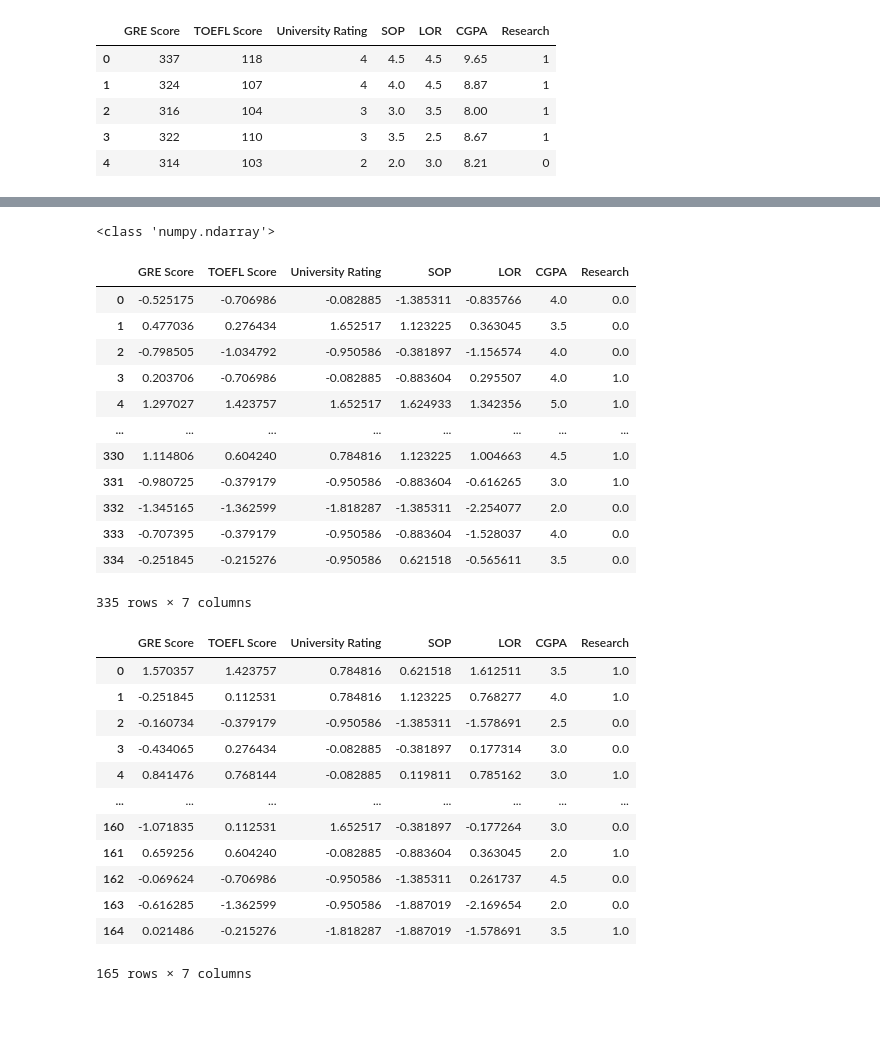
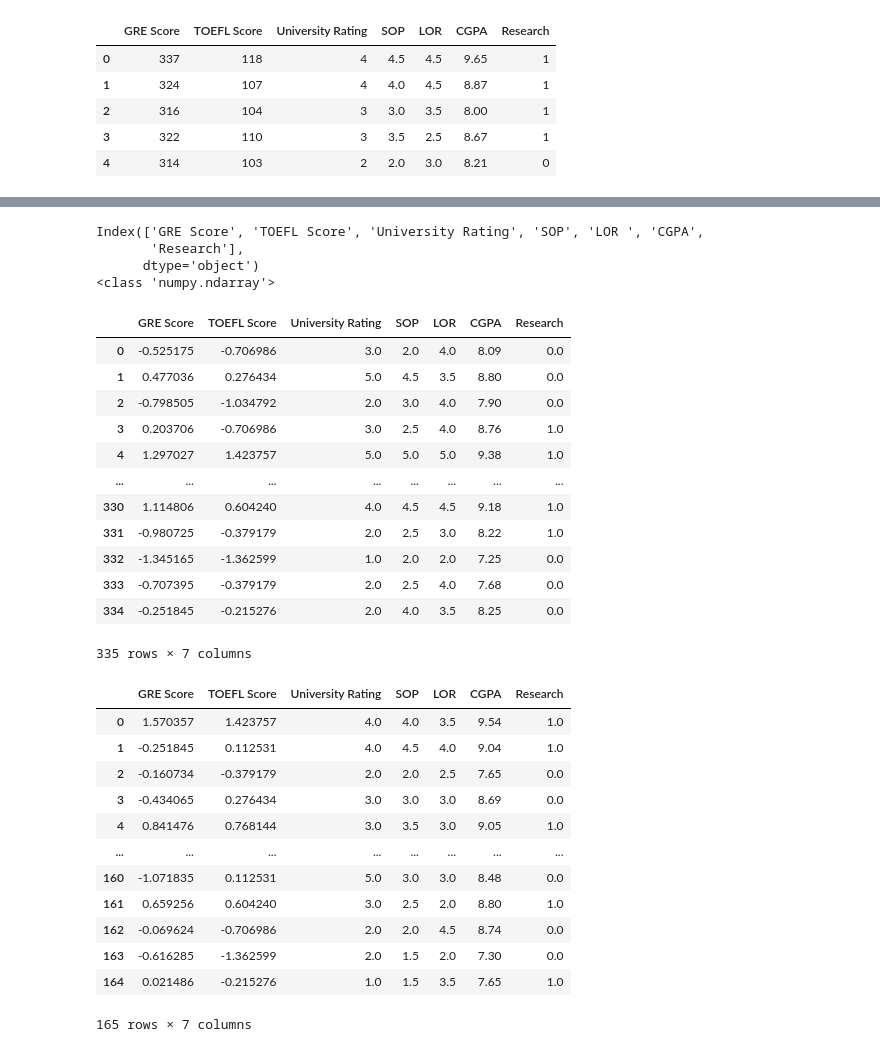
Before and after one commit to thatting/regression-challenge-project, a Jupyter notebook: regression-challenge-project.ipynb, the cells around one changed output, grey strips where cells are left out. Cells and saved outputs as stored; diff of their text form; code cells hidden in the pictures; blank space fills up the shorter version.

Commit message:
Add standardization, model design, training and evaluation

```diff
--- a/regression-challenge-project.ipynb
+++ b/regression-challenge-project.ipynb
@@ -83,13 +96,17 @@ features_train.shape
 # %%
-ct = ColumnTransformer([('scale', StandardScaler() , ['GRE Score', 'TOEFL Score', 'University Rating', 'SOP', 'CGPA'])], remainder='passthrough')
+ct = ColumnTransformer([('scale', StandardScaler() , ['GRE Score', 'TOEFL Score'])], remainder='passthrough')
 # %%
 features_train_scale = ct.fit_transform(features_train)
 # %%
 features_test_scale = ct.transform(features_test)
 # %%
+print(features_train.columns)
 print(type(features_train_scale))
 # %% [output]
+Index(['GRE Score', 'TOEFL Score', 'University Rating', 'SOP', 'LOR ', 'CGPA',
+       'Research'],
+      dtype='object')
 <class 'numpy.ndarray'>
 # %%
-features_train_scale = pd.DataFrame(features_train_scale, columns = features_train.columns)
+features_train = pd.DataFrame(features_train_scale, columns = features_train.columns)
 # %%
@@ -97,32 +114,32 @@ features_test_scale = pd.DataFrame(features_test_scale, columns = features_test.
 # %%
-features_train_scale
+features_train
 # %% [output]
 |  | GRE Score | TOEFL Score | University Rating | SOP | LOR | CGPA | Research |
-| 0 | -0.525175 | -0.706986 | -0.082885 | -1.385311 | -0.835766 | 4.0 | 0.0 |
-| 1 | 0.477036 | 0.276434 | 1.652517 | 1.123225 | 0.363045 | 3.5 | 0.0 |
-| 2 | -0.798505 | -1.034792 | -0.950586 | -0.381897 | -1.156574 | 4.0 | 0.0 |
-| 3 | 0.203706 | -0.706986 | -0.082885 | -0.883604 | 0.295507 | 4.0 | 1.0 |
-| 4 | 1.297027 | 1.423757 | 1.652517 | 1.624933 | 1.342356 | 5.0 | 1.0 |
+| 0 | -0.525175 | -0.706986 | 3.0 | 2.0 | 4.0 | 8.09 | 0.0 |
+| 1 | 0.477036 | 0.276434 | 5.0 | 4.5 | 3.5 | 8.80 | 0.0 |
+| 2 | -0.798505 | -1.034792 | 2.0 | 3.0 | 4.0 | 7.90 | 0.0 |
+| 3 | 0.203706 | -0.706986 | 3.0 | 2.5 | 4.0 | 8.76 | 1.0 |
+| 4 | 1.297027 | 1.423757 | 5.0 | 5.0 | 5.0 | 9.38 | 1.0 |
 | ... | ... | ... | ... | ... | ... | ... | ... |
-| 330 | 1.114806 | 0.604240 | 0.784816 | 1.123225 | 1.004663 | 4.5 | 1.0 |
-| 331 | -0.980725 | -0.379179 | -0.950586 | -0.883604 | -0.616265 | 3.0 | 1.0 |
-| 332 | -1.345165 | -1.362599 | -1.818287 | -1.385311 | -2.254077 | 2.0 | 0.0 |
-| 333 | -0.707395 | -0.379179 | -0.950586 | -0.883604 | -1.528037 | 4.0 | 0.0 |
-| 334 | -0.251845 | -0.215276 | -0.950586 | 0.621518 | -0.565611 | 3.5 | 0.0 |
+| 330 | 1.114806 | 0.604240 | 4.0 | 4.5 | 4.5 | 9.18 | 1.0 |
+| 331 | -0.980725 | -0.379179 | 2.0 | 2.5 | 3.0 | 8.22 | 1.0 |
+| 332 | -1.345165 | -1.362599 | 1.0 | 2.0 | 2.0 | 7.25 | 0.0 |
+| 333 | -0.707395 | -0.379179 | 2.0 | 2.5 | 4.0 | 7.68 | 0.0 |
+| 334 | -0.251845 | -0.215276 | 2.0 | 4.0 | 3.5 | 8.25 | 0.0 |
 335 rows × 7 columns
 # %%
-features_test_scale
+features_test
 # %% [output]
 |  | GRE Score | TOEFL Score | University Rating | SOP | LOR | CGPA | Research |
-| 0 | 1.570357 | 1.423757 | 0.784816 | 0.621518 | 1.612511 | 3.5 | 1.0 |
-| 1 | -0.251845 | 0.112531 | 0.784816 | 1.123225 | 0.768277 | 4.0 | 1.0 |
-| 2 | -0.160734 | -0.379179 | -0.950586 | -1.385311 | -1.578691 | 2.5 | 0.0 |
-| 3 | -0.434065 | 0.276434 | -0.082885 | -0.381897 | 0.177314 | 3.0 | 0.0 |
-| 4 | 0.841476 | 0.768144 | -0.082885 | 0.119811 | 0.785162 | 3.0 | 1.0 |
+| 0 | 1.570357 | 1.423757 | 4.0 | 4.0 | 3.5 | 9.54 | 1.0 |
+| 1 | -0.251845 | 0.112531 | 4.0 | 4.5 | 4.0 | 9.04 | 1.0 |
+| 2 | -0.160734 | -0.379179 | 2.0 | 2.0 | 2.5 | 7.65 | 0.0 |
+| 3 | -0.434065 | 0.276434 | 3.0 | 3.0 | 3.0 | 8.69 | 0.0 |
+| 4 | 0.841476 | 0.768144 | 3.0 | 3.5 | 3.0 | 9.05 | 1.0 |
 | ... | ... | ... | ... | ... | ... | ... | ... |
-| 160 | -1.071835 | 0.112531 | 1.652517 | -0.381897 | -0.177264 | 3.0 | 0.0 |
-| 161 | 0.659256 | 0.604240 | -0.082885 | -0.883604 | 0.363045 | 2.0 | 1.0 |
-| 162 | -0.069624 | -0.706986 | -0.950586 | -1.385311 | 0.261737 | 4.5 | 0.0 |
-| 163 | -0.616285 | -1.362599 | -0.950586 | -1.887019 | -2.169654 | 2.0 | 0.0 |
-| 164 | 0.021486 | -0.215276 | -1.818287 | -1.887019 | -1.578691 | 3.5 | 1.0 |
+| 160 | -1.071835 | 0.112531 | 5.0 | 3.0 | 3.0 | 8.48 | 0.0 |
+| 161 | 0.659256 | 0.604240 | 3.0 | 2.5 | 2.0 | 8.80 | 1.0 |
+| 162 | -0.069624 | -0.706986 | 2.0 | 2.0 | 4.5 | 8.74 | 0.0 |
+| 163 | -0.616285 | -1.362599 | 2.0 | 1.5 | 2.0 | 7.30 | 0.0 |
+| 164 | 0.021486 | -0.215276 | 1.0 | 1.5 | 3.5 | 7.65 | 1.0 |
 165 rows × 7 columns
```
Also changed, not shown: parts of 11 cells of this notebook.
